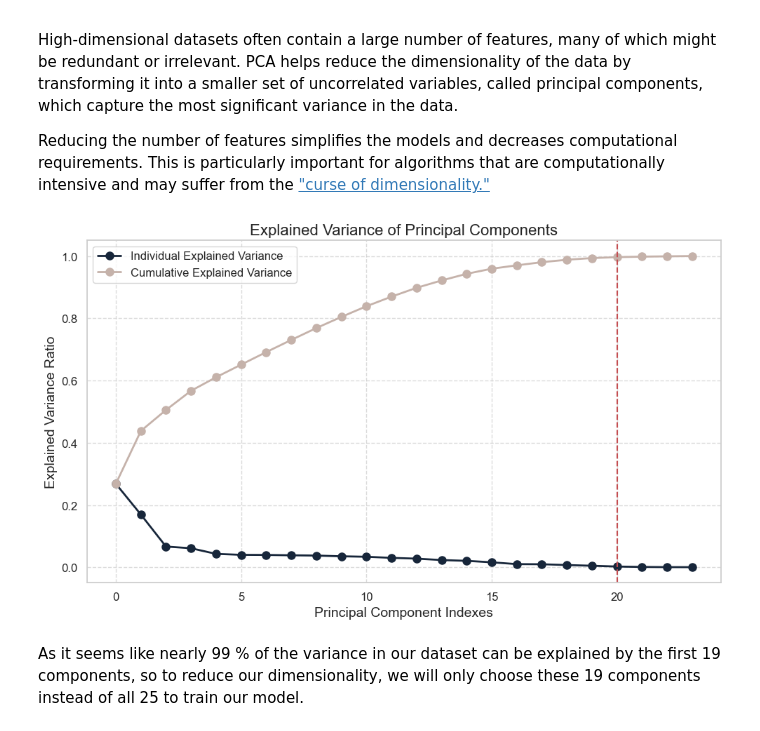
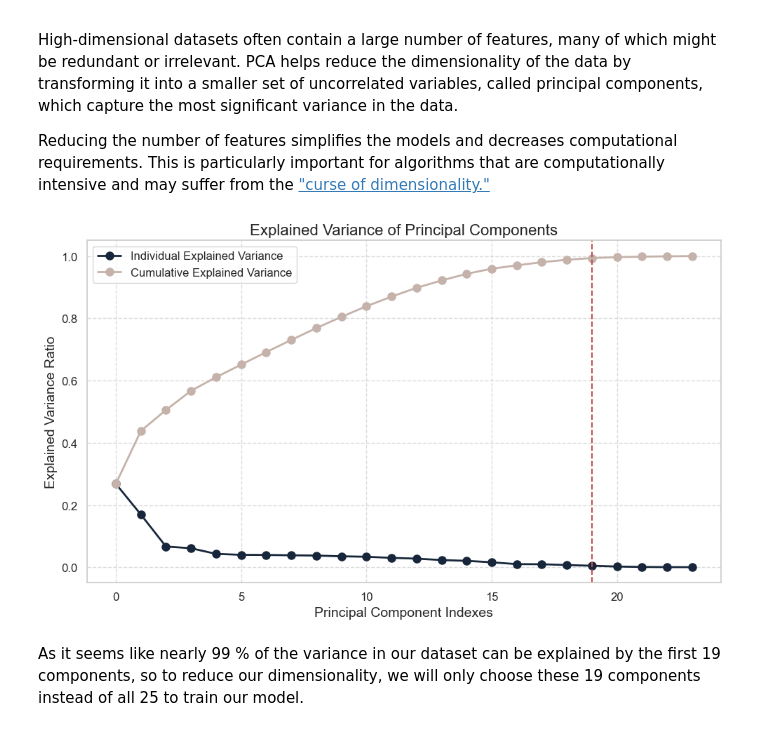
Before and after one commit to martinl5/Credit-Card-Default-in-Taiwan, a Jupyter notebook: creditcarddefault.ipynb, the cells around one changed output. Drawn from its saved outputs; the diff is of its cells as text; code cells hidden in the pictures.

```diff
--- a/creditcarddefault.ipynb
+++ b/creditcarddefault.ipynb
@@ -188,33 +188,33 @@ Reducing the number of features simplifies the models and decreases computationa
 # %%
 X_train,X_test,Y_train,Y_test= train_test_split(X,Y,test_size=0.20,random_state=42)
 
 pc = X_train.shape[1] #number columns = 25
 pca = PCA(n_components=pc)
 pca.fit(X_train)
 
 sns.set(style="whitegrid")
 colors = ["#17263a", "#c5b2aa"]
 plt.figure(figsize=(10, 6))
 
 plt.plot(pca.explained_variance_ratio_, marker='o', color=colors[0], linewidth=2, markersize=8, label='Individual Explained Variance')
 
 plt.plot(np.cumsum(pca.explained_variance_ratio_), marker='o', color=colors[1], linewidth=2, markersize=8, label='Cumulative Explained Variance')
 
 # Customize the appearance
-plt.axvline(20, color='r', linestyle='--', linewidth=1.5)
+plt.axvline(19, color='r', linestyle='--', linewidth=1.5)
 plt.title('Explained Variance of Principal Components', fontsize=16)
 plt.xlabel('Principal Component Indexes', fontsize=14)
 plt.ylabel('Explained Variance Ratio', fontsize=14)
 plt.legend(loc='best', fontsize=12)
 plt.xticks(fontsize=12)
 plt.yticks(fontsize=12)
 plt.grid(True, linestyle='--', alpha=0.7)
 
 # Add tight layout and show the plot
 plt.tight_layout()
 plt.show()
 # %% [output]
-[figure, old version]
+[figure, new version]
 # %% [markdown]
 As it seems like nearly 99 % of the variance in our dataset can be explained by the first 19 components, so to reduce our dimensionality, we will only choose these 19 components instead of all 25 to train our model.
 # %%
```
Also changed, not shown: parts of 22 cells of this notebook.
